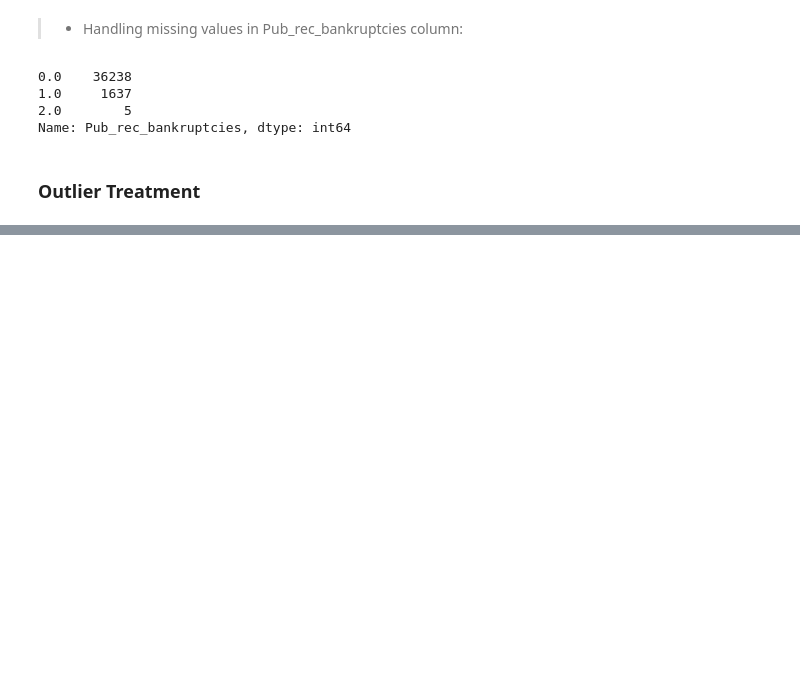
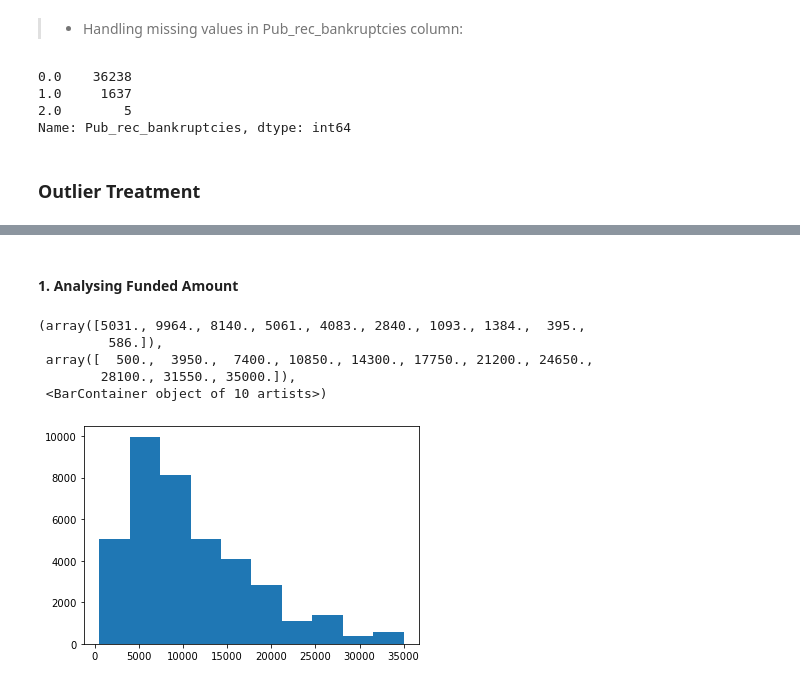
Before and after one commit to shweta-jain2022/lending_club_case_study, a Jupyter notebook: Lending club case study.ipynb, the cells around one changed output, grey strips where cells are left out. Saved outputs shown, nothing was run; the diff lists cells and outputs as text; code cells hidden in the pictures; blank space fills up the shorter version.

```diff
--- a/Lending club case study.ipynb
+++ b/Lending club case study.ipynb
@@ -297,0 +286,11 @@ Name: Pub_rec_bankruptcies, dtype: int64
+# %% [markdown]
+#### 1. Analysing Funded Amount
+# %%
+plt.hist(df["Funded_amnt"])
+# %% [output]
+(array([5031., 9964., 8140., 5061., 4083., 2840., 1093., 1384.,  395.,
+         586.]),
+ array([  500.,  3950.,  7400., 10850., 14300., 17750., 21200., 24650.,
+        28100., 31550., 35000.]),
+ <BarContainer object of 10 artists>)
+[figure, added]
```
Also changed, not shown: parts of 133 cells of this notebook.
